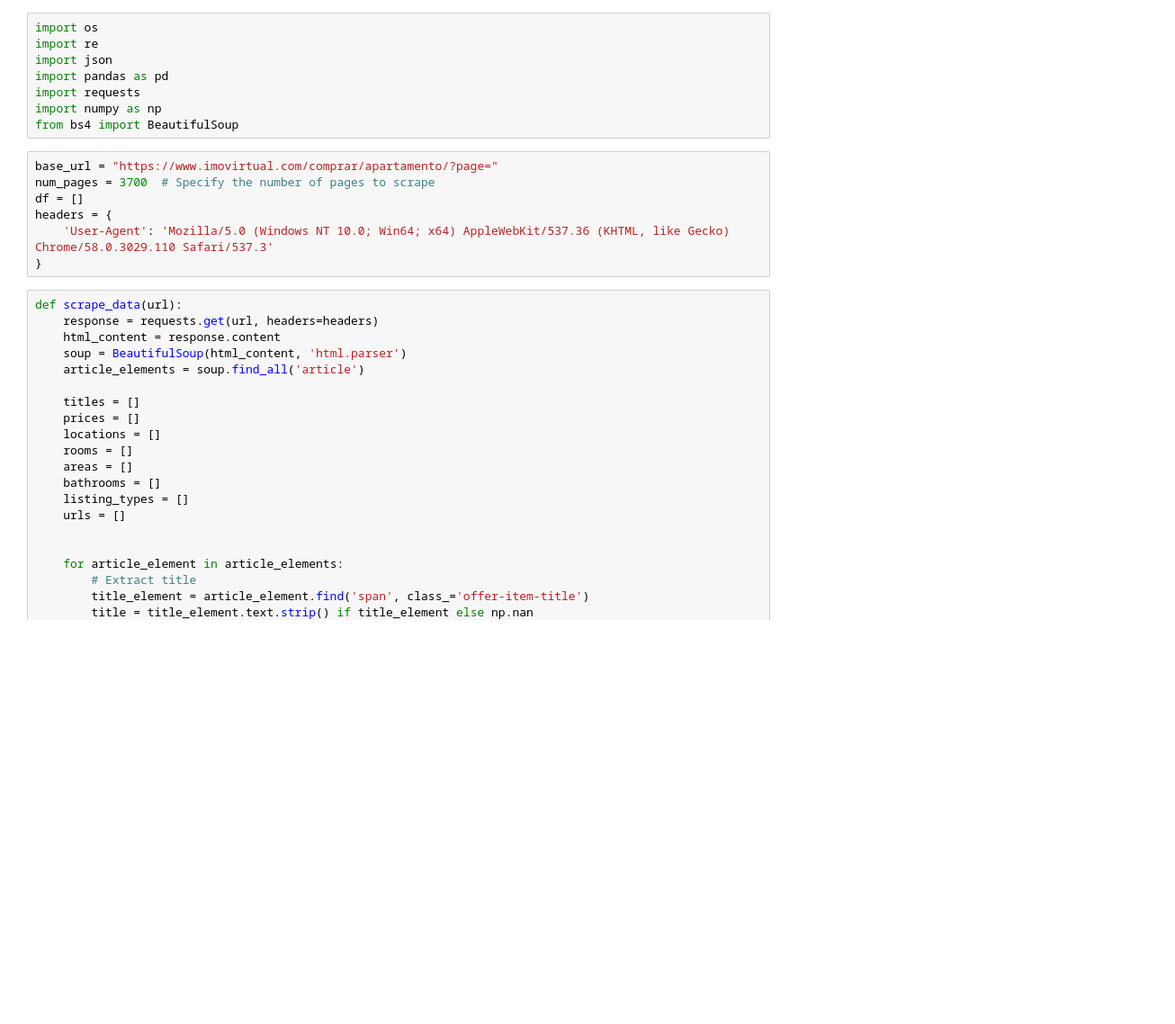
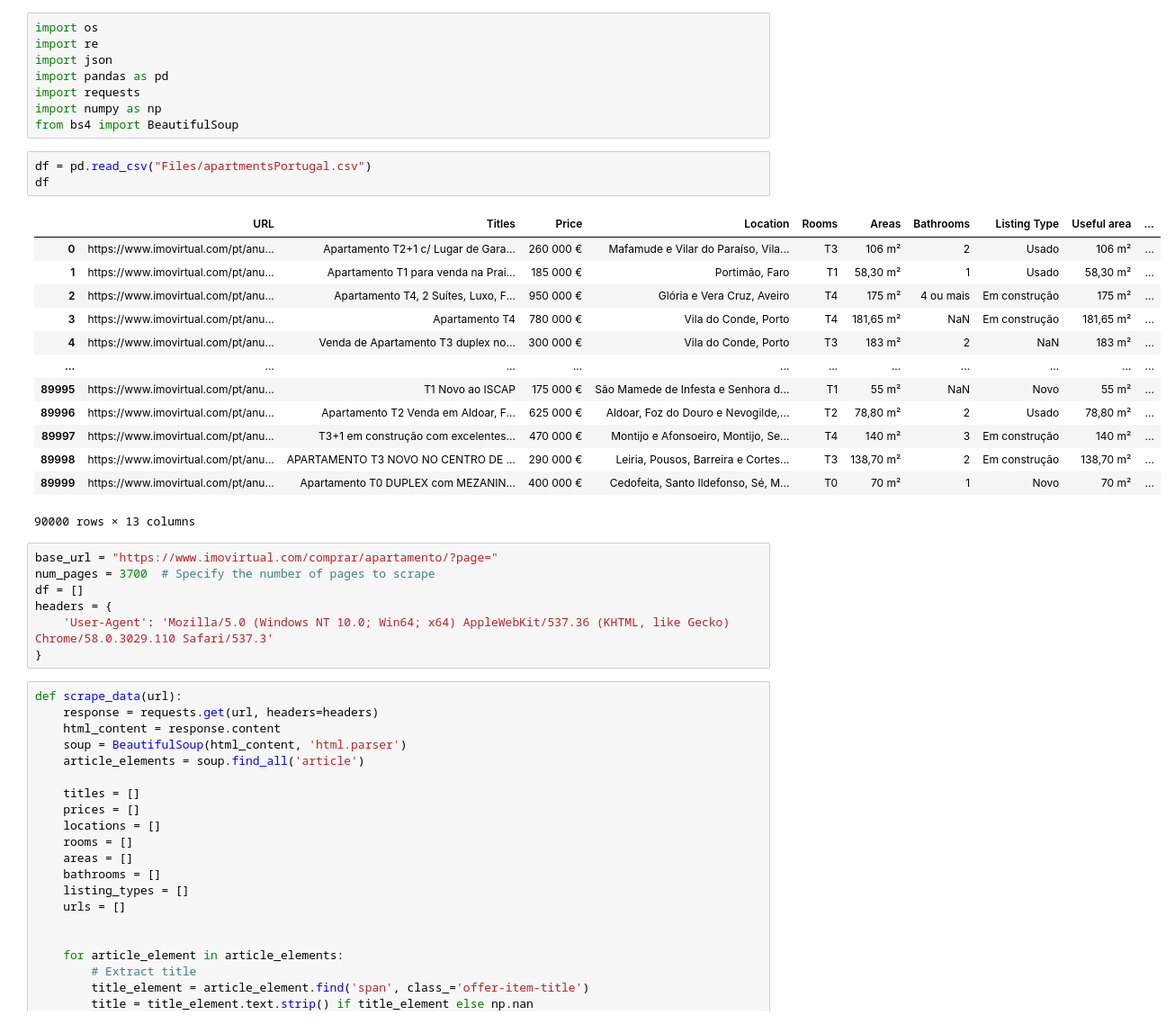
Before and after one commit to BillDFrank/Predict-apartment-price-Project, a Jupyter notebook: Main/Scrape Data.ipynb, the cells around one changed output. Shown: that part at 90% size. Cells and saved outputs as stored; diff of their text form; blank space fills up the shorter version.

```diff
--- a/Main/Scrape Data.ipynb
+++ b/Main/Scrape Data.ipynb
@@ -6,6 +6,23 @@ import pandas as pd
 import requests
 import numpy as np
 from bs4 import BeautifulSoup
+# %%
+df = pd.read_csv("Files/apartmentsPortugal.csv")
+df
+# %% [output]
+|  | URL | Titles | Price | Location | Rooms | Areas | Bathrooms | Listing Type | Useful area | ... |
+| 0 | https://www.imovirtual.com/pt/anu... | Apartamento T2+1 c/ Lugar de Gara... | 260 000 € | Mafamude e Vilar do Paraíso, Vila... | T3 | 106 m² | 2 | Usado | 106 m² | ... |
+| 1 | https://www.imovirtual.com/pt/anu... | Apartamento T1 para venda na Prai... | 185 000 € | Portimão, Faro | T1 | 58,30 m² | 1 | Usado | 58,30 m² | ... |
+| 2 | https://www.imovirtual.com/pt/anu... | Apartamento T4, 2 Suítes, Luxo, F... | 950 000 € | Glória e Vera Cruz, Aveiro | T4 | 175 m² | 4 ou mais | Em construção | 175 m² | ... |
+| 3 | https://www.imovirtual.com/pt/anu... | Apartamento T4 | 780 000 € | Vila do Conde, Porto | T4 | 181,65 m² | NaN | Em construção | 181,65 m² | ... |
+| 4 | https://www.imovirtual.com/pt/anu... | Venda de Apartamento T3 duplex no... | 300 000 € | Vila do Conde, Porto | T3 | 183 m² | 2 | NaN | 183 m² | ... |
+| ... | ... | ... | ... | ... | ... | ... | ... | ... | ... | ... |
+| 89995 | https://www.imovirtual.com/pt/anu... | T1 Novo ao ISCAP | 175 000 € | São Mamede de Infesta e Senhora d... | T1 | 55 m² | NaN | Novo | 55 m² | ... |
+| 89996 | https://www.imovirtual.com/pt/anu... | Apartamento T2 Venda em Aldoar, F... | 625 000 € | Aldoar, Foz do Douro e Nevogilde,... | T2 | 78,80 m² | 2 | Usado | 78,80 m² | ... |
+| 89997 | https://www.imovirtual.com/pt/anu... | T3+1 em construção com excelentes... | 470 000 € | Montijo e Afonsoeiro, Montijo, Se... | T4 | 140 m² | 3 | Em construção | 140 m² | ... |
+| 89998 | https://www.imovirtual.com/pt/anu... | APARTAMENTO T3 NOVO NO CENTRO DE ... | 290 000 € | Leiria, Pousos, Barreira e Cortes... | T3 | 138,70 m² | 2 | Em construção | 138,70 m² | ... |
+| 89999 | https://www.imovirtual.com/pt/anu... | Apartamento T0 DUPLEX com MEZANIN... | 400 000 € | Cedofeita, Santo Ildefonso, Sé, M... | T0 | 70 m² | 1 | Novo | 70 m² | ... |
+90000 rows × 13 columns
 # %%
 base_url = "https://www.imovirtual.com/comprar/apartamento/?page="
 num_pages = 3700  # Specify the number of pages to scrape
```
Also changed, not shown: parts of 4 cells of this notebook, 3 other files.
